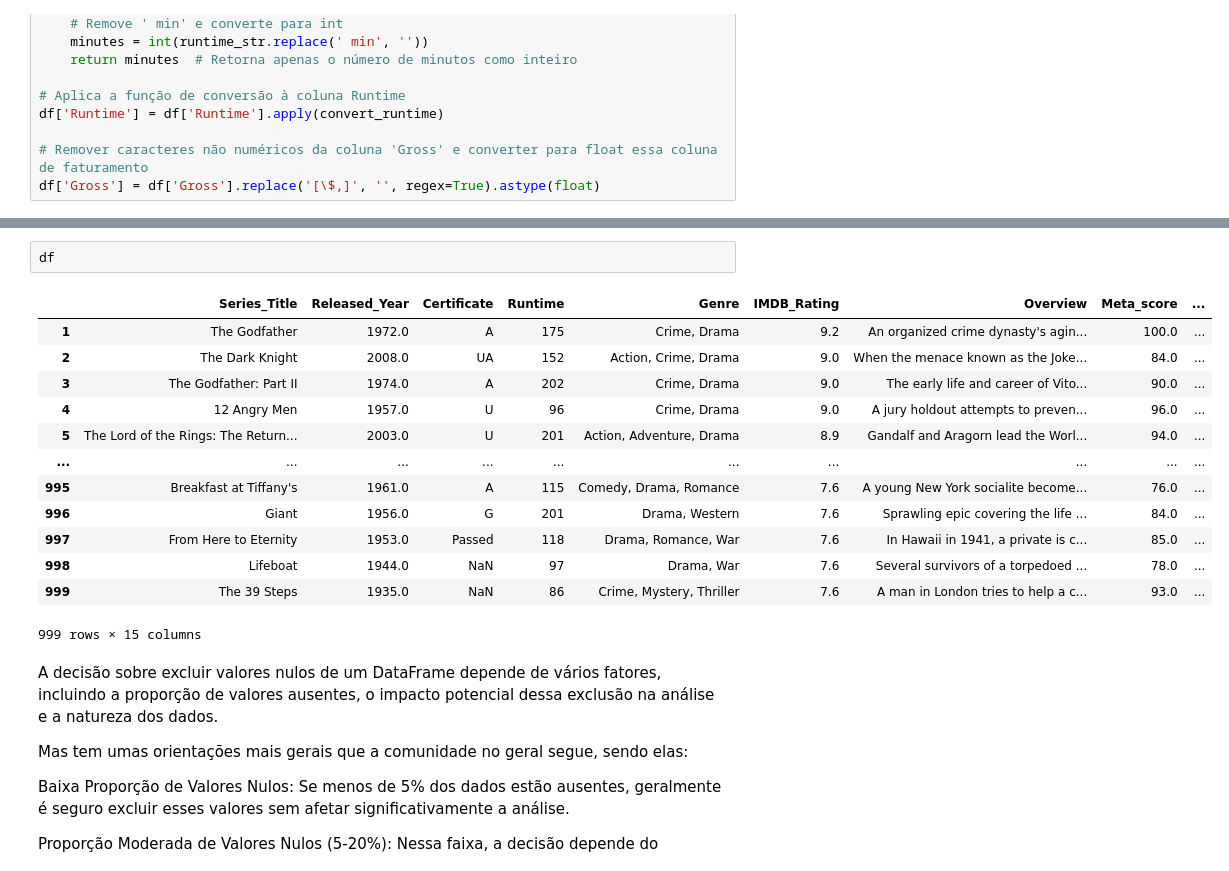
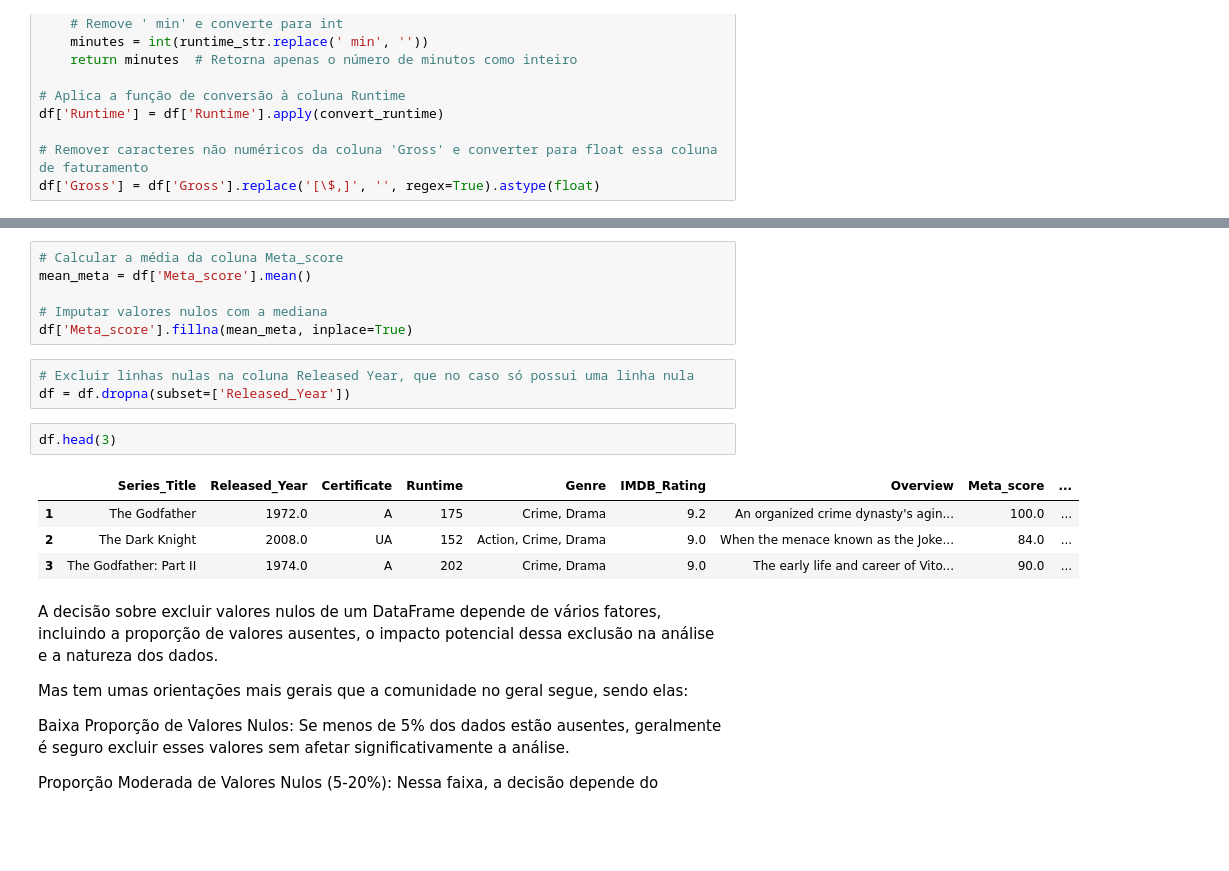
Before and after one commit to Ruann-01/LH_CD_RUANN_CAMPOS_DE_CASTRO_FARRAPO, a Jupyter notebook: Notebook_EDA.ipynb, the cells around one changed output, grey strips where cells are left out. Drawn from its saved outputs; the diff is of its cells as text; blank space fills up the shorter version.

```diff
--- a/Notebook_EDA.ipynb
+++ b/Notebook_EDA.ipynb
@@ -67,19 +88,19 @@ df['Gross'] = df['Gross'].replace('[\$,]', '', regex=True).astype(float)
+# %%
+# Calcular a média da coluna Meta_score
+mean_meta = df['Meta_score'].mean()
+
+# Imputar valores nulos com a mediana
+df['Meta_score'].fillna(mean_meta, inplace=True)
+# %%
+# Excluir linhas nulas na coluna Released Year, que no caso só possui uma linha nula
+df = df.dropna(subset=['Released_Year'])
 # %%
-df
+df.head(3)
 # %% [output]
 |  | Series_Title | Released_Year | Certificate | Runtime | Genre | IMDB_Rating | Overview | Meta_score | ... |
 | 1 | The Godfather | 1972.0 | A | 175 | Crime, Drama | 9.2 | An organized crime dynasty's agin... | 100.0 | ... |
 | 2 | The Dark Knight | 2008.0 | UA | 152 | Action, Crime, Drama | 9.0 | When the menace known as the Joke... | 84.0 | ... |
 | 3 | The Godfather: Part II | 1974.0 | A | 202 | Crime, Drama | 9.0 | The early life and career of Vito... | 90.0 | ... |
-| 4 | 12 Angry Men | 1957.0 | U | 96 | Crime, Drama | 9.0 | A jury holdout attempts to preven... | 96.0 | ... |
-| 5 | The Lord of the Rings: The Return... | 2003.0 | U | 201 | Action, Adventure, Drama | 8.9 | Gandalf and Aragorn lead the Worl... | 94.0 | ... |
-| ... | ... | ... | ... | ... | ... | ... | ... | ... | ... |
-| 995 | Breakfast at Tiffany's | 1961.0 | A | 115 | Comedy, Drama, Romance | 7.6 | A young New York socialite become... | 76.0 | ... |
-| 996 | Giant | 1956.0 | G | 201 | Drama, Western | 7.6 | Sprawling epic covering the life ... | 84.0 | ... |
-| 997 | From Here to Eternity | 1953.0 | Passed | 118 | Drama, Romance, War | 7.6 | In Hawaii in 1941, a private is c... | 85.0 | ... |
-| 998 | Lifeboat | 1944.0 | NaN | 97 | Drama, War | 7.6 | Several survivors of a torpedoed ... | 78.0 | ... |
-| 999 | The 39 Steps | 1935.0 | NaN | 86 | Crime, Mystery, Thriller | 7.6 | A man in London tries to help a c... | 93.0 | ... |
-999 rows × 15 columns
 # %% [markdown]
 A decisão sobre excluir valores nulos de um DataFrame depende de vários fatores, incluindo a proporção de valores ausentes, o impacto potencial dessa exclusão na análise e a natureza dos dados.
 
```
Also changed, not shown: parts of 30 cells of this notebook, 4 other files.
